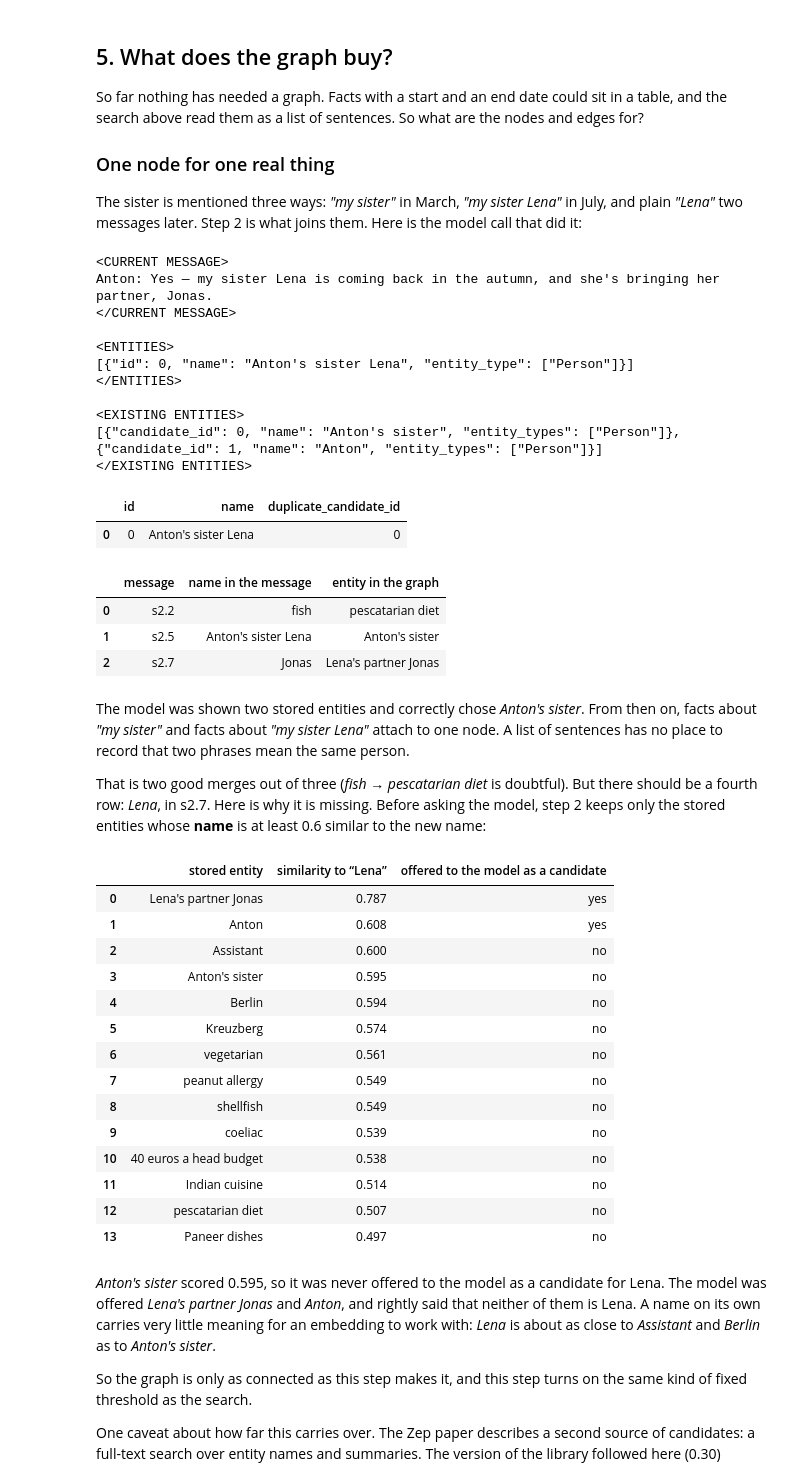
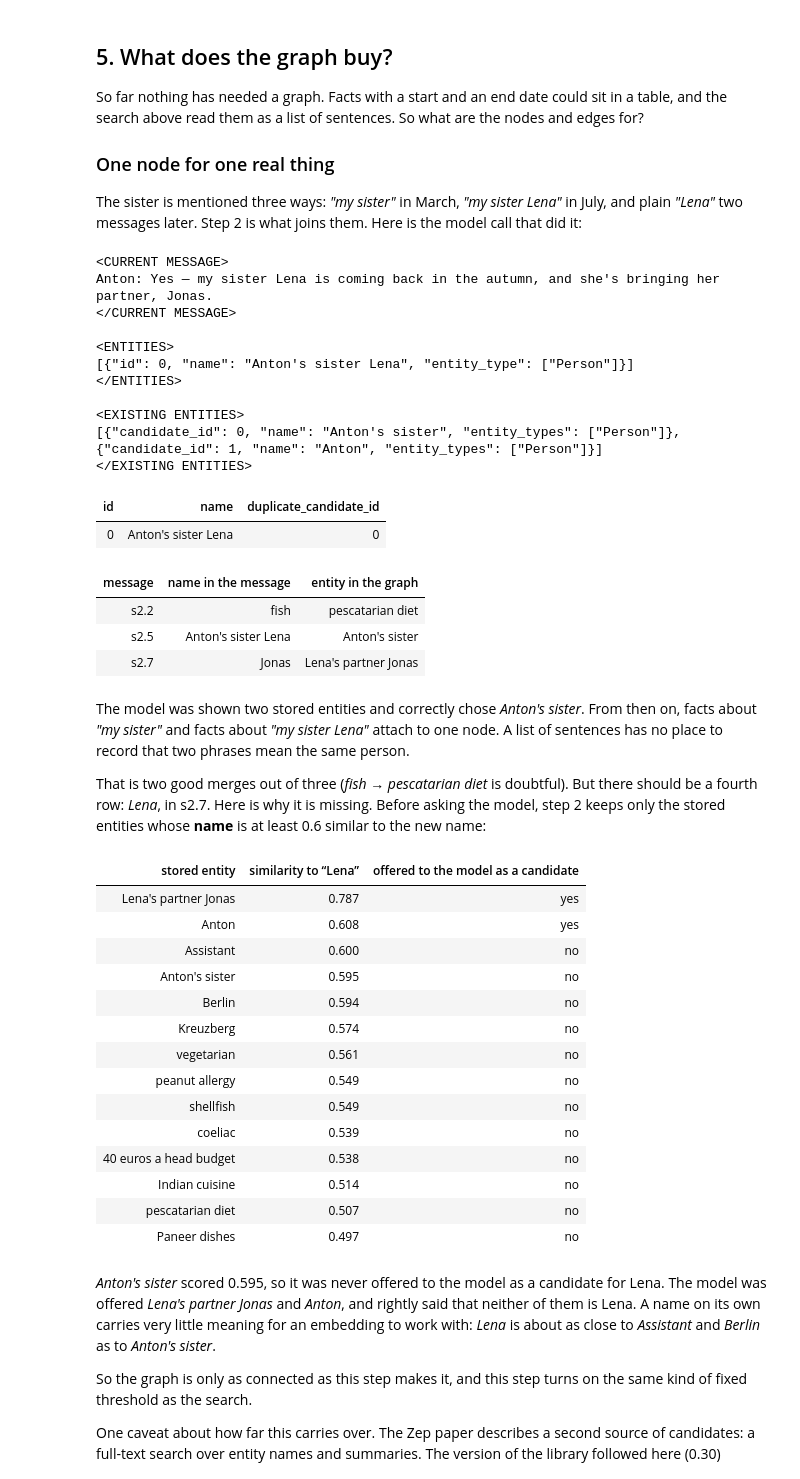
Before and after one commit to anton-dergunov/agent-memory-eval, a Jupyter notebook: notebooks/03-zep-graphiti.ipynb, the cells around one changed output. Drawn from its saved outputs; the diff is of its cells as text; code cells hidden in the pictures.

```diff
--- a/notebooks/03-zep-graphiti.ipynb
+++ b/notebooks/03-zep-graphiti.ipynb
@@ -70,6 +70,19 @@ from config import CHAT_MODEL, EMBED_MODEL, embed, generate
 
 pd.set_option("display.max_colwidth", None)
 pd.set_option("display.width", 200)
+
+
+def table(frame):
+    """A table with text on the left and numbers on the right, each header over its column."""
+    numbers = frame.select_dtypes("number").columns
+    return (frame.style.hide(axis="index").format(precision=3, thousands=",", na_rep="")
+            .set_table_styles([{"selector": "th", "props": "text-align: left;"},
+                               {"selector": "td", "props": "text-align: left; white-space: pre-wrap;"},
+                               {"selector": "caption", "props": "text-align: left; font-weight: bold;"}])
+            .set_table_styles({column: [{"selector": "", "props": "text-align: right;"}] for column in numbers},
+                              overwrite=False))
+
+
 print(f"chat model: {CHAT_MODEL}   embedding model: {EMBED_MODEL}")
 # %% [output]
 chat model: gemini-3.1-flash-lite   embedding model: gemini-embedding-001
@@ -154,17 +167,6 @@ def as_messages(key, session):
 MESSAGES = as_messages("s1", SESSION_1) + as_messages("s2", SESSION_2)
 
 
-def table(frame):
-    """A table with text on the left and numbers on the right, each header over its column."""
-    numbers = frame.select_dtypes("number").columns
-    return (frame.style.hide(axis="index").format(thousands=",", na_rep="")
-            .set_table_styles([{"selector": "th", "props": "text-align: left;"},
-                               {"selector": "td", "props": "text-align: left; white-space: pre-wrap;"},
-                               {"selector": "caption", "props": "text-align: left; font-weight: bold;"}])
-            .set_table_styles({column: [{"selector": "", "props": "text-align: right;"}] for column in numbers},
-                              overwrite=False))
-
-
 def show_session(caption, turns):
     """One session as a table, under its date."""
     return table(pd.DataFrame(turns)).set_caption(caption)
@@ -1179,7 +1181,7 @@ Here is the model call that did it:
 match_call = next(c for c in CALLS if c["step"].startswith("2.") and c.get("message") == "s2.5")
 prompt = match_call["prompt"]
 print(prompt[prompt.index("<CURRENT MESSAGE>"):prompt.index("Each of the above")].strip())
-pd.DataFrame(match_call["reply"]["entity_resolutions"])
+table(pd.DataFrame(match_call["reply"]["entity_resolutions"]))
 # %% [output]
 <CURRENT MESSAGE>
 Anton: Yes — my sister Lena is coming back in the autumn, and she's bringing her partner, Jonas.
@@ -1192,18 +1194,18 @@ Anton: Yes — my sister Lena is coming back in the autumn, and she's bringing h
 <EXISTING ENTITIES>
 [{"candidate_id": 0, "name": "Anton's sister", "entity_types": ["Person"]}, {"candidate_id": 1, "name": "Anton", "entity_types": ["Person"]}]
 </EXISTING ENTITIES>
-|  | id | name | duplicate_candidate_id |
-| 0 | 0 | Anton's sister Lena | 0 |
+| id | name | duplicate_candidate_id |
+| 0 | Anton's sister Lena | 0 |
 # %%
 merged = [(label, found_name, stored_name)
           for label, entry in LOG.items()
           for found_name, stored_name in entry["same_as"].items() if found_name != stored_name]
-pd.DataFrame(merged, columns=["message", "name in the message", "entity in the graph"])
+table(pd.DataFrame(merged, columns=["message", "name in the message", "entity in the graph"]))
 # %% [output]
-|  | message | name in the message | entity in the graph |
-| 0 | s2.2 | fish | pescatarian diet |
-| 1 | s2.5 | Anton's sister Lena | Anton's sister |
-| 2 | s2.7 | Jonas | Lena's partner Jonas |
+| message | name in the message | entity in the graph |
+| s2.2 | fish | pescatarian diet |
+| s2.5 | Anton's sister Lena | Anton's sister |
+| s2.7 | Jonas | Lena's partner Jonas |
 # %% [markdown]
 The model was shown two stored entities and correctly chose *Anton's sister*.
 From then on, facts about *"my sister"* and facts about *"my sister Lena"*
@@ -1217,28 +1219,28 @@ is at least 0.6 similar to the new name:
 # %%
 lena = graph.entities["Lena"]
 stored_then = [e for e in graph.entities.values() if e.name not in [f.name for f in LOG["s2.7"]["found"]]
                or e.name in LOG["s2.7"]["same_as"].values() and e is not lena]
-pd.DataFrame([
+table(pd.DataFrame([
     {"stored entity": e.name, "similarity to “Lena”": round(float(e.vector @ lena.vector), 3),
      "offered to the model as a candidate": "yes" if e.vector @ lena.vector >= NODE_DEDUP_COSINE_MIN_SCORE else "no"}
     for e in stored_then if e is not lena
-]).sort_values("similarity to “Lena”", ascending=False).reset_index(drop=True)
+]).sort_values("similarity to “Lena”", ascending=False).reset_index(drop=True))
 # %% [output]
-|  | stored entity | similarity to “Lena” | offered to the model as a candidate |
-| 0 | Lena's partner Jonas | 0.787 | yes |
-| 1 | Anton | 0.608 | yes |
-| 2 | Assistant | 0.600 | no |
-| 3 | Anton's sister | 0.595 | no |
-| 4 | Berlin | 0.594 | no |
-| 5 | Kreuzberg | 0.574 | no |
-| 6 | vegetarian | 0.561 | no |
-| 7 | peanut allergy | 0.549 | no |
-| 8 | shellfish | 0.549 | no |
-| 9 | coeliac | 0.539 | no |
-| 10 | 40 euros a head budget | 0.538 | no |
-| 11 | Indian cuisine | 0.514 | no |
-| 12 | pescatarian diet | 0.507 | no |
-| 13 | Paneer dishes | 0.497 | no |
+| stored entity | similarity to “Lena” | offered to the model as a candidate |
+| Lena's partner Jonas | 0.787 | yes |
+| Anton | 0.608 | yes |
+| Assistant | 0.600 | no |
+| Anton's sister | 0.595 | no |
+| Berlin | 0.594 | no |
+| Kreuzberg | 0.574 | no |
+| vegetarian | 0.561 | no |
+| peanut allergy | 0.549 | no |
+| shellfish | 0.549 | no |
+| coeliac | 0.539 | no |
+| 40 euros a head budget | 0.538 | no |
+| Indian cuisine | 0.514 | no |
+| pescatarian diet | 0.507 | no |
+| Paneer dishes | 0.497 | no |
 # %% [markdown]
 *Anton's sister* scored 0.595, so it was never offered to the model as a
 candidate for Lena. The model was offered *Lena's partner Jonas* and *Anton*,
```
Also changed, not shown: parts of 17 cells of this notebook, 5 other files.
